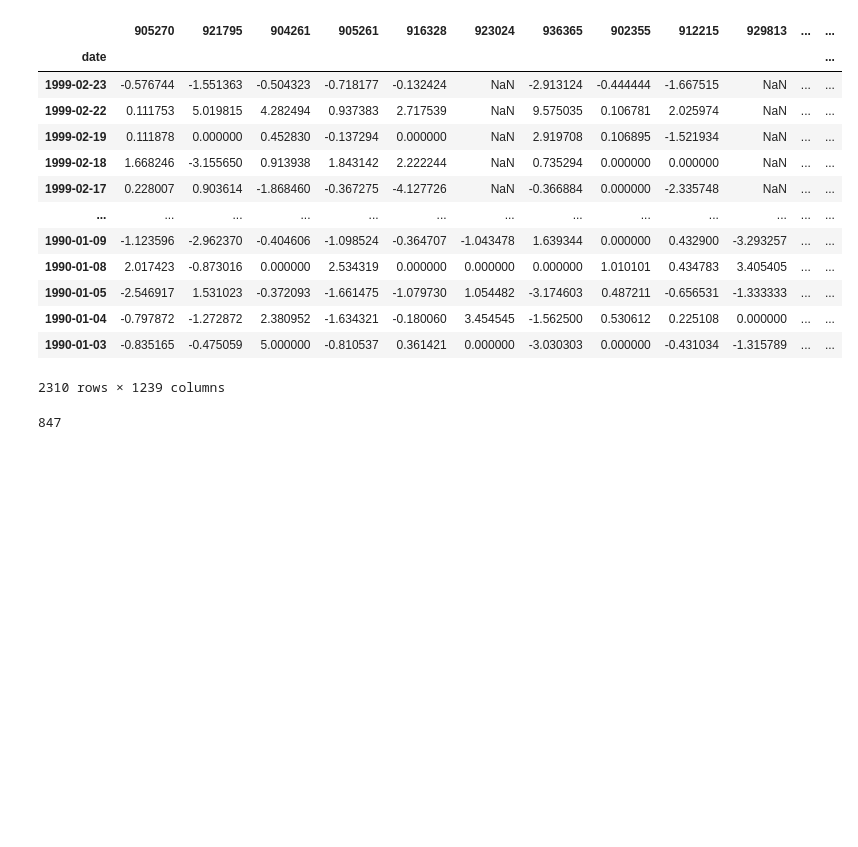
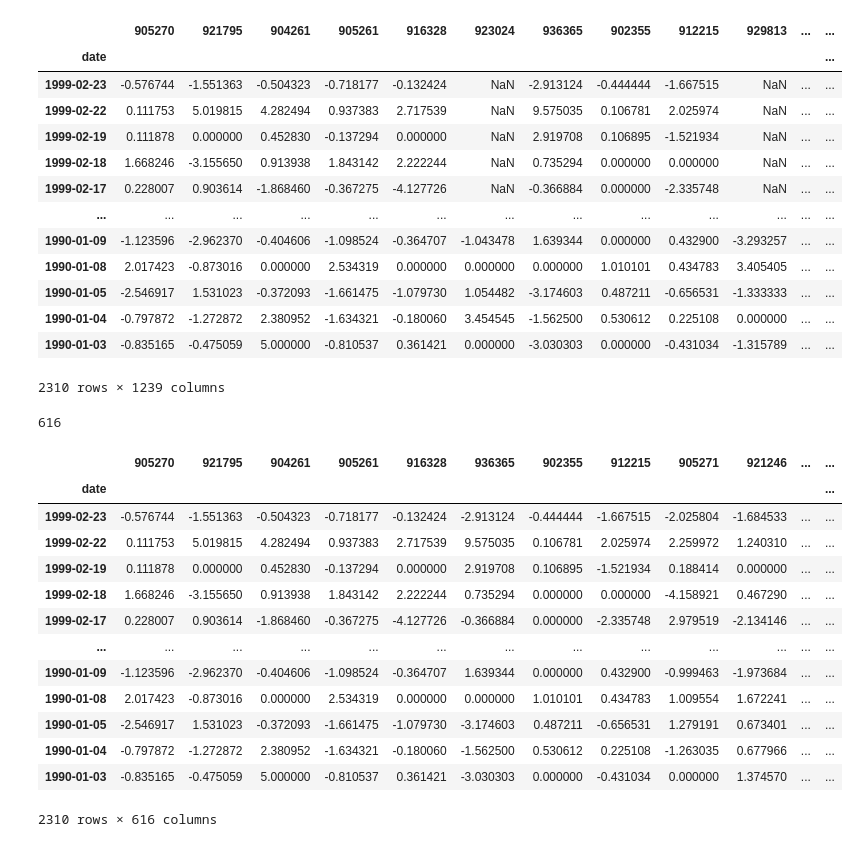
Before and after one commit to jeremylee73/differential-capital, a Jupyter notebook: data preparation/Data Preparation.ipynb, the cells around one changed output. Cells and saved outputs as stored; diff of their text form; code cells hidden in the pictures; blank space fills up the shorter version.

```diff
--- a/data preparation/Data Preparation.ipynb
+++ b/data preparation/Data Preparation.ipynb
@@ -127,9 +127,26 @@ investable_universe = []
 last_days = 80
 
 for col in df_full.columns:
-    if ~df_full[col].iloc[:last_days].isna().any():
+    if ~df_full[col].isna().any():
         investable_universe.append(col)
 
 len(investable_universe)
 # %% [output]
-847
+616
+# %%
+df_full[investable_universe]
+# %% [output]
+|  | 905270 | 921795 | 904261 | 905261 | 916328 | 936365 | 902355 | 912215 | 905271 | 921246 | ... | ... |
+| date |  |  |  |  |  |  |  |  |  |  |  | ... |
+| 1999-02-23 | -0.576744 | -1.551363 | -0.504323 | -0.718177 | -0.132424 | -2.913124 | -0.444444 | -1.667515 | -2.025804 | -1.684533 | ... | ... |
+| 1999-02-22 | 0.111753 | 5.019815 | 4.282494 | 0.937383 | 2.717539 | 9.575035 | 0.106781 | 2.025974 | 2.259972 | 1.240310 | ... | ... |
+| 1999-02-19 | 0.111878 | 0.000000 | 0.452830 | -0.137294 | 0.000000 | 2.919708 | 0.106895 | -1.521934 | 0.188414 | 0.000000 | ... | ... |
+| 1999-02-18 | 1.668246 | -3.155650 | 0.913938 | 1.843142 | 2.222244 | 0.735294 | 0.000000 | 0.000000 | -4.158921 | 0.467290 | ... | ... |
+| 1999-02-17 | 0.228007 | 0.903614 | -1.868460 | -0.367275 | -4.127726 | -0.366884 | 0.000000 | -2.335748 | 2.979519 | -2.134146 | ... | ... |
+| ... | ... | ... | ... | ... | ... | ... | ... | ... | ... | ... | ... | ... |
+| 1990-01-09 | -1.123596 | -2.962370 | -0.404606 | -1.098524 | -0.364707 | 1.639344 | 0.000000 | 0.432900 | -0.999463 | -1.973684 | ... | ... |
+| 1990-01-08 | 2.017423 | -0.873016 | 0.000000 | 2.534319 | 0.000000 | 0.000000 | 1.010101 | 0.434783 | 1.009554 | 1.672241 | ... | ... |
+| 1990-01-05 | -2.546917 | 1.531023 | -0.372093 | -1.661475 | -1.079730 | -3.174603 | 0.487211 | -0.656531 | 1.279191 | 0.673401 | ... | ... |
+| 1990-01-04 | -0.797872 | -1.272872 | 2.380952 | -1.634321 | -0.180060 | -1.562500 | 0.530612 | 0.225108 | -1.263035 | 0.677966 | ... | ... |
+| 1990-01-03 | -0.835165 | -0.475059 | 5.000000 | -0.810537 | 0.361421 | -3.030303 | 0.000000 | -0.431034 | 0.000000 | 1.374570 | ... | ... |
+2310 rows × 616 columns
```
Also changed, not shown: parts of 4 cells of this notebook, 1 other file.
